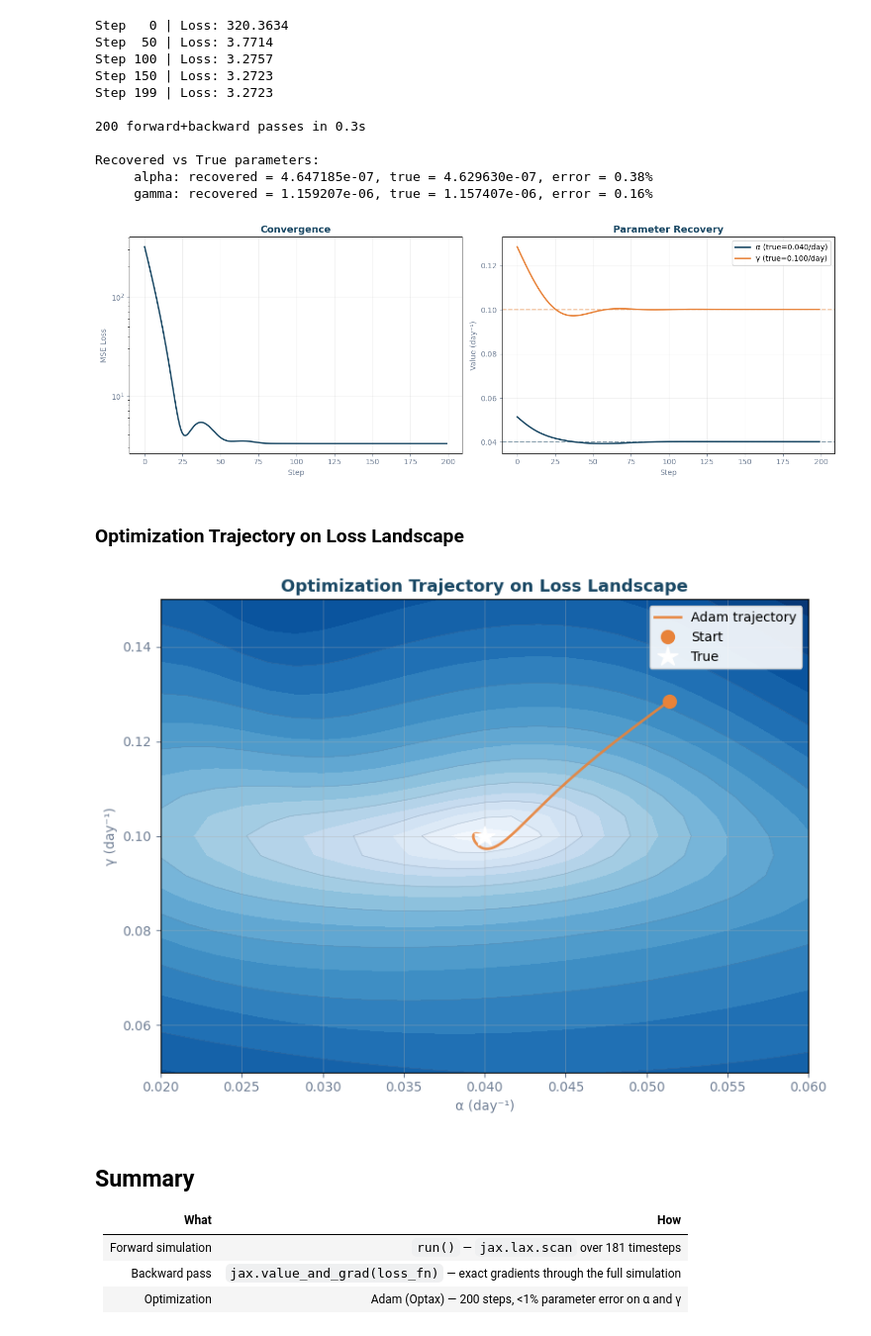
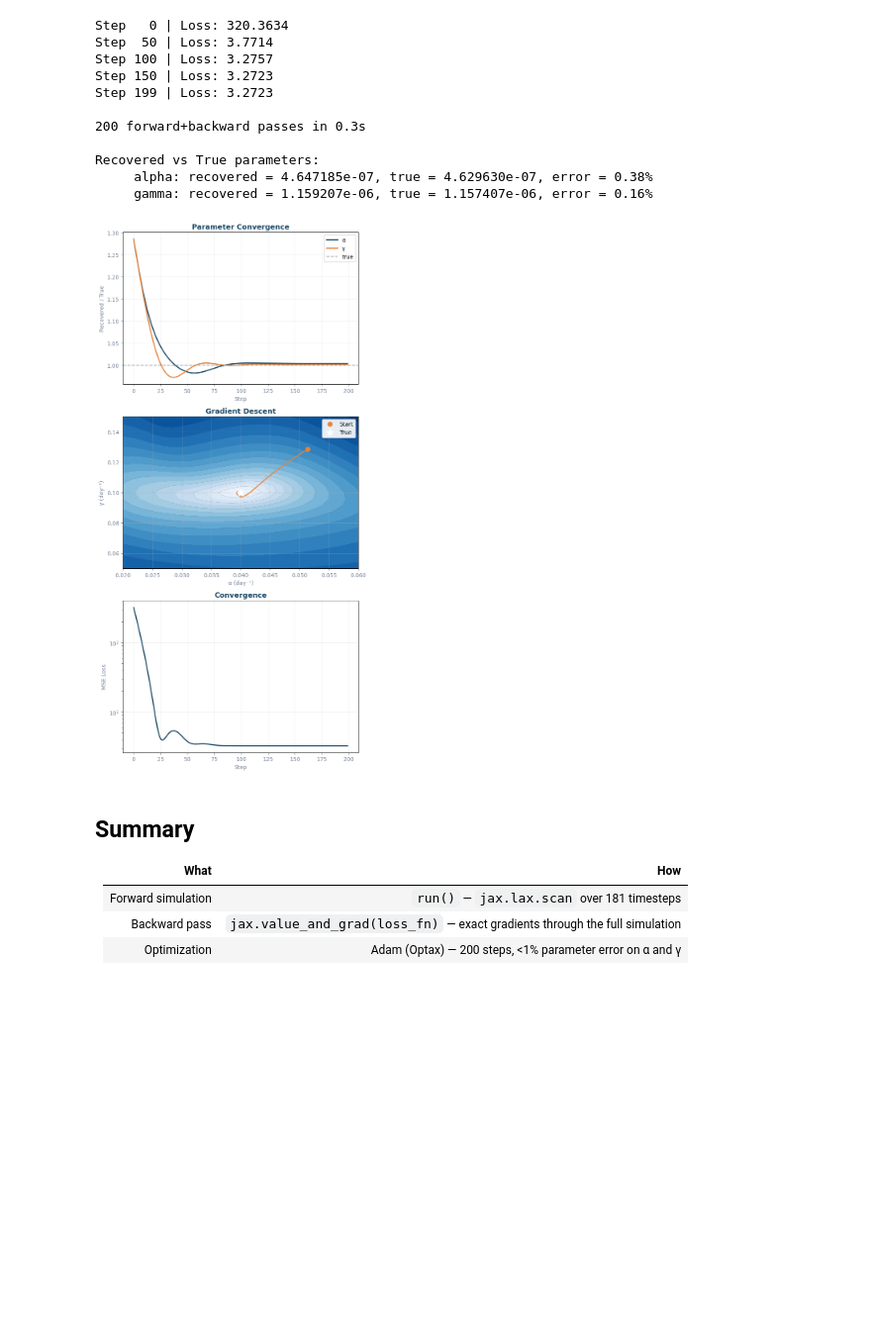
Before and after one commit to Ash12H/SeapoPym-JAX, a Jupyter notebook: docs/examples/02_gradient.ipynb, the cells around one changed output. Shown at 99% size. Saved outputs shown, nothing was run; the diff lists cells and outputs as text; code cells hidden in the pictures; blank space fills up the shorter version.

```diff
--- a/docs/examples/02_gradient.ipynb
+++ b/docs/examples/02_gradient.ipynb
@@ -217,58 +198,52 @@ Recovered vs True parameters:
      alpha: recovered = 4.647185e-07, true = 4.629630e-07, error = 0.38%
      gamma: recovered = 1.159207e-06, true = 1.157407e-06, error = 0.16%
 # %%
-fig, axes = plt.subplots(1, 2, figsize=(14, 5))
+alpha_daily = alpha_range * DAY
+gamma_daily = gamma_range * DAY
 
-# Loss curve
+fig, axes = plt.subplots(3, 1, figsize=(7, 14))
+
+# Panel 1 — Parameter convergence (ratio to true values → 1)
 ax = axes[0]
+for k, color, label in [("alpha", PALETTE[0], "α"), ("gamma", PALETTE[2], "γ")]:
+    ratio = np.array(history[k]) / TRUE_PARAMS[k]
+    ax.plot(ratio, color=color, linewidth=2, label=label)
+ax.axhline(1.0, color="#718096", linestyle="--", alpha=0.6, label="true")
+ax.set_xlabel("Step", color="#718096")
+ax.set_ylabel("Recovered / True", color="#718096")
+ax.set_title("Parameter Convergence", color="#1B4965", fontsize=13, fontweight="bold")
+ax.legend(framealpha=0.9)
+ax.tick_params(colors="#718096")
+ax.grid(True, alpha=0.2)
+
+# Panel 2 — Optimization trajectory on loss landscape
+ax = axes[1]
+ax.contourf(alpha_daily, gamma_daily, np.log10(loss_grid + 1), levels=20, cmap="Blues")
+ax.contour(alpha_daily, gamma_daily, np.log10(loss_grid + 1), levels=8, colors="#718096", linewidths=0.4, alpha=0.4)
+traj_alpha = np.array(history["alpha"]) * DAY
+traj_gamma = np.array(history["gamma"]) * DAY
+ax.plot(traj_alpha, traj_gamma, "-", color=PALETTE[2], linewidth=2, alpha=0.9)
+ax.plot(traj_alpha[0], traj_gamma[0], "o", color=PALETTE[2], markersize=8, zorder=5, label="Start")
+ax.plot(TRUE_PARAMS["alpha"] * DAY, TRUE_PARAMS["gamma"] * DAY, "*", color="white", markersize=14, zorder=5, label="True")
+ax.set_xlabel("α (day⁻¹)", color="#718096")
+ax.set_ylabel("γ (day⁻¹)", color="#718096")
+ax.set_title("Gradient Descent", color="#1B4965", fontsize=13, fontweight="bold")
+ax.legend(framealpha=0.9)
+ax.tick_params(colors="#718096")
+
+# Panel 3 — Loss convergence
+ax = axes[2]
 ax.semilogy(history["loss"], color=PALETTE[0], linewidth=2)
 ax.set_xlabel("Step", color="#718096")
 ax.set_ylabel("MSE Loss", color="#718096")
 ax.set_title("Convergence", color="#1B4965", fontsize=13, fontweight="bold")
 ax.tick_params(colors="#718096")
 ax.grid(True, alpha=0.2)
 
-# Parameter convergence
-ax = axes[1]
-for k, color, label in [("alpha", PALETTE[0], "\u03b1"), ("gamma", PALETTE[2], "\u03b3")]:
-    true_val = TRUE_PARAMS[k] * DAY
-    recovered = np.array(history[k]) * DAY
-    ax.plot(recovered, color=color, linewidth=2, label=f"{label} (true={true_val:.3f}/day)")
-    ax.axhline(true_val, color=color, linestyle="--", alpha=0.5)
-ax.set_xlabel("Step", color="#718096")
-ax.set_ylabel("Value (day\u207b\u00b9)", color="#718096")
-ax.set_title("Parameter Recovery", color="#1B4965", fontsize=13, fontweight="bold")
-ax.legend(framealpha=0.9)
-ax.tick_params(colors="#718096")
-ax.grid(True, alpha=0.2)
-
 plt.tight_layout()
 plt.show()
 # %% [output]
-[figure, old version]
+[figure, new version]
-# %% [markdown]
-### Optimization Trajectory on Loss Landscape
-# %%
-fig, ax = plt.subplots(figsize=(8, 6))
-im = ax.contourf(alpha_daily, gamma_daily, np.log10(loss_grid + 1), levels=20, cmap="Blues")
-ax.contour(alpha_daily, gamma_daily, np.log10(loss_grid + 1), levels=8, colors="#718096", linewidths=0.4, alpha=0.4)
-
-# Optimization trajectory
-traj_alpha = np.array(history["alpha"]) * DAY
-traj_gamma = np.array(history["gamma"]) * DAY
-ax.plot(traj_alpha, traj_gamma, "-", color=PALETTE[2], linewidth=2, alpha=0.9, label="Adam trajectory")
-ax.plot(traj_alpha[0], traj_gamma[0], "o", color=PALETTE[2], markersize=10, zorder=5, label="Start")
-ax.plot(TRUE_PARAMS["alpha"] * DAY, TRUE_PARAMS["gamma"] * DAY, "*", color="white", markersize=16, zorder=5, label="True")
-
-ax.set_xlabel("\u03b1 (day\u207b\u00b9)", color="#718096")
-ax.set_ylabel("\u03b3 (day\u207b\u00b9)", color="#718096")
-ax.set_title("Optimization Trajectory on Loss Landscape", color="#1B4965", fontsize=13, fontweight="bold")
-ax.legend(framealpha=0.9)
-ax.tick_params(colors="#718096")
-plt.tight_layout()
-plt.show()
-# %% [output]
-[figure, removed]
 # %% [markdown]
 ## Summary
 
```
Also changed, not shown: parts of 1 cell of this notebook, 1 other file.
